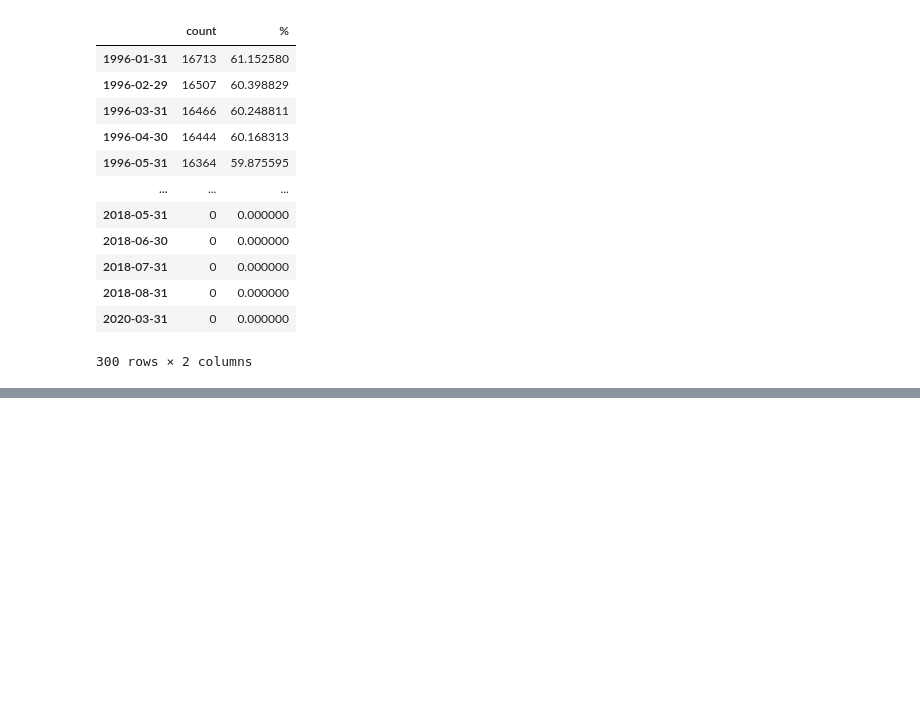
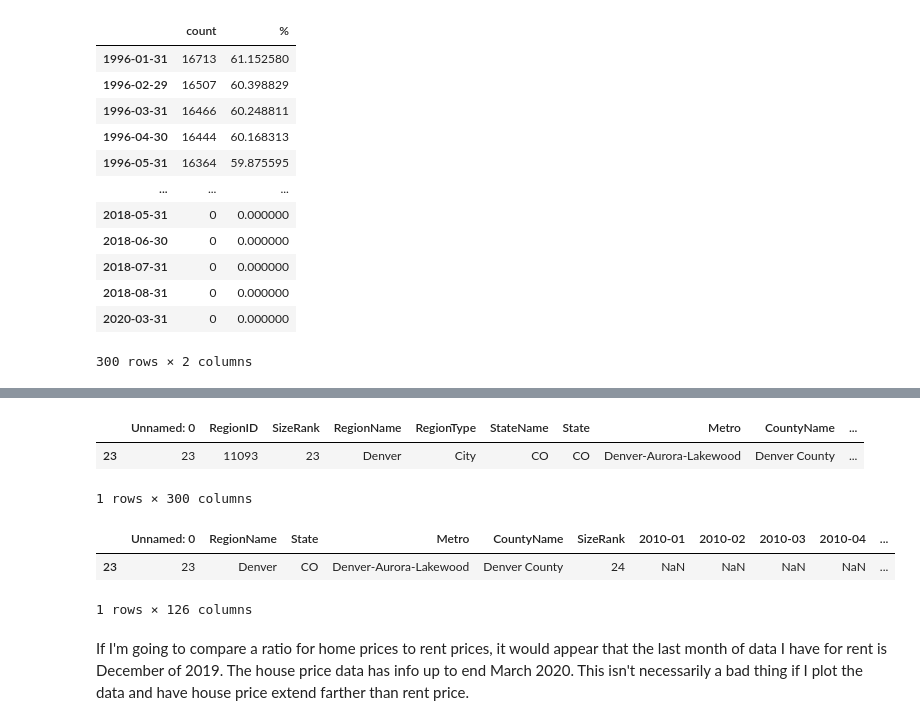
Before and after one commit to devoracer/Capstone_Zillow_DSC, a Jupyter notebook: notebooks/0.2_zillow_capstone_solution.ipynb, the cells around one changed output, grey strips where cells are left out. Saved outputs shown, nothing was run; the diff lists cells and outputs as text; code cells hidden in the pictures; blank space fills up the shorter version.

Commit message:
added state/county for joining column

```diff
--- a/notebooks/0.2_zillow_capstone_solution.ipynb
+++ b/notebooks/0.2_zillow_capstone_solution.ipynb
@@ -149,0 +143,7 @@ df_denver_county_rent = df_median_rent[df_median_rent.CountyName == 'Denver Coun
+# %%
+#get .head for this df
+df_denver_county_home.head()
+# %% [output]
+|  | Unnamed: 0 | RegionID | SizeRank | RegionName | RegionType | StateName | State | Metro | CountyName | ... |
+| 23 | 23 | 11093 | 23 | Denver | City | CO | CO | Denver-Aurora-Lakewood | Denver County | ... |
+1 rows × 300 columns
@@ -149,0 +154,10 @@ df_denver_county_rent = df_median_rent[df_median_rent.CountyName == 'Denver Coun
+# %%
+# get .head for rent df
+df_denver_county_rent.head()
+# %% [output]
+|  | Unnamed: 0 | RegionName | State | Metro | CountyName | SizeRank | 2010-01 | 2010-02 | 2010-03 | 2010-04 | ... |
+| 23 | 23 | Denver | CO | Denver-Aurora-Lakewood | Denver County | 24 | NaN | NaN | NaN | NaN | ... |
+1 rows × 126 columns
+# %% [markdown]
+If I'm going to compare a ratio for home prices to rent prices, it would appear that the
+last month of data I have for rent is December of 2019.  The house price data has info up to end March 2020.  This isn't necessarily a bad thing if I plot the data and have house price extend farther than rent price.
```
Also changed, not shown: parts of 17 cells of this notebook.
